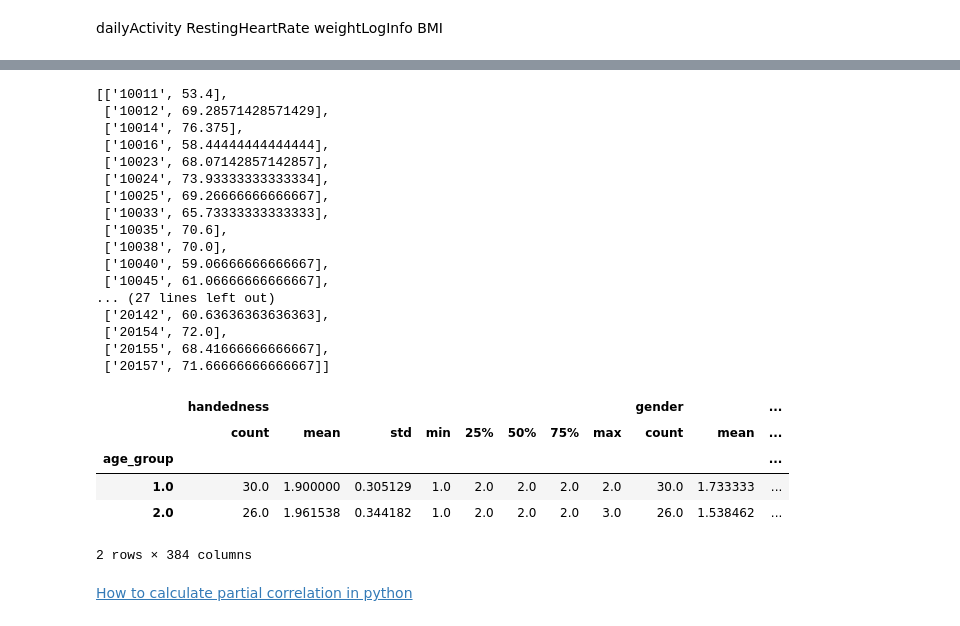
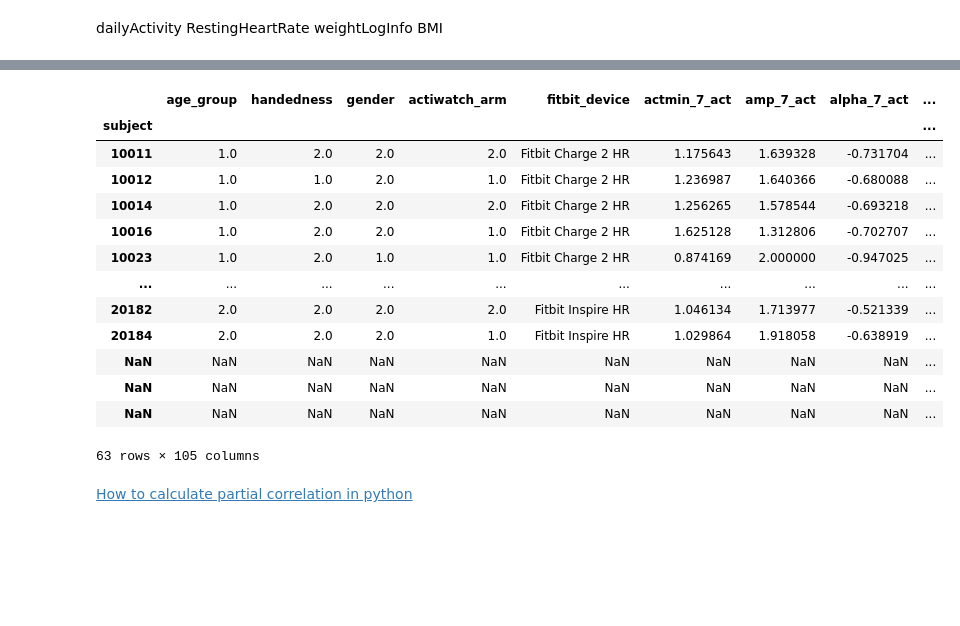
Before and after one commit to UTCogNeuroLab/wearables, a Jupyter notebook: notebooks/Validation Analysis Main.ipynb, the cells around one changed output, grey strips where cells are left out. Saved outputs shown, nothing was run; the diff lists cells and outputs as text; code cells hidden in the pictures; blank space fills up the shorter version.

```diff
--- a/notebooks/Validation Analysis Main.ipynb
+++ b/notebooks/Validation Analysis Main.ipynb
@@ -882,7 +706,7 @@ np_fit_norm = pd.read_csv(data_dir + 'fitbit/np_fit_norm.csv', index_col='Unname
 # cr_fitFill.columns = cr_fitFill.columns.astype(str) + '_fitFill'
 
 cr = cr_act.join(cr_fit, lsuffix='_act', rsuffix='_fit')
-np = np_act.join(np_fit, lsuffix='_act', rsuffix='_fit')
+npcr = np_act.join(np_fit, lsuffix='_act', rsuffix='_fit')
 
 cr_norm = cr_act_norm.join(cr_fit_norm, lsuffix='_act_norm', rsuffix='_fit_norm')
 np_norm = np_act_norm.join(np_fit_norm, lsuffix='_act_norm', rsuffix='_fit_norm')
@@ -890,14 +714,17 @@ np_norm = np_act_norm.join(np_fit_norm, lsuffix='_act_norm', rsuffix='_fit_norm'
 
 cr = cr.rename_axis('subject')
 cr_norm = cr_norm.rename_axis('subject')
-cr_all = cr.join(cr_norm)
+cr_all = cr.join(cr_norm, how = 'left')
+cr_all.index = cr_all.index.map(str)
 
-np = np.rename_axis('subject')
+npcr = npcr.rename_axis('subject')
 np_norm = np_norm.rename_axis('subject')
-np_all = np.join(np_norm)
+np_all = npcr.join(np_norm, how = 'left')
+np_all.index = np_all.index.map(str)
 
-df1 = df.join(cr_all)
-df1 = df1.join(np_all)
+df1 = cr_all.join(np_all, how = 'outer')
+df1.index = df1.index.map(str)
+df1 = df.join(df1)
 df1
 # %% [output]
 |  | age_group | handedness | gender | actiwatch_arm | fitbit_device | actmin_7_act | amp_7_act | alpha_7_act | ... |
@@ -938,6 +789,6 @@ beiweSubs = [file.split('WA_')[1][0:5] for file in beiweFiles]
 # %%
-# df1['beiwe'] = np.where((df1.index.isin(beiweSubs)) & (~df1.index.isin(repeatSubs)), 1, 0)
-# df1
+df1['beiwe'] = np.where(df1.index.isin(beiweSubs), 1, 0)
+df1
 # %% [output]
 |  | age_group | handedness | gender | actiwatch_arm | fitbit_device | actmin_7_act | amp_7_act | alpha_7_act | ... |
 | subject |  |  |  |  |  |  |  |  | ... |
@@ -968,8 +816,0 @@ ValueError: For argument "inplace" expected type bool, received type str.
-# %%
-df1['amp_dif'] = df1['amp_7_act'] - df1['amp_7_fit']
-df1['phi_dif'] = df1['phi_7_act'] - df1['phi_7_fit']
-
-# df1['amp_difFill'] = df1['amp_7_act'] - df1['amp_7_fitFill']
-# df1['phi_difFill'] = df1['phi_7_act'] - df1['phi_7_fitFill']
-
-df1
@@ -1266,6 +1165,5 @@ for file in beiwe_weight_files:
 weightdf = pd.DataFrame(weight, columns = ['beiwe_id', 'bmi'])
 weightdf['beiwe_id'] = weightdf['beiwe_id'].str.zfill(3)
 df1['beiwe_id'] = df1.index.str[-3:]
-df2 = pd.merge(df1, weightdf, on = 'beiwe_id', how = 'outer')
+df2 = pd.merge(df1.reset_index(), weightdf, on = 'beiwe_id', how = 'outer')
 df2 = df2.set_index('subject')
-df2
@@ -1313,34 +1176,23 @@ for file in rhr_files:
-# %%
-rhr
-# %% [output]
-[['10011', 53.4],
- ['10012', 69.28571428571429],
- ['10014', 76.375],
- ['10016', 58.44444444444444],
- ['10023', 68.07142857142857],
- ['10024', 73.93333333333334],
- ['10025', 69.26666666666667],
- ['10033', 65.73333333333333],
- ['10035', 70.6],
- ['10038', 70.0],
- ['10040', 59.06666666666667],
- ['10045', 61.06666666666667],
-... (27 lines left out)
- ['20142', 60.63636363636363],
- ['20154', 72.0],
- ['20155', 68.41666666666667],
- ['20157', 71.66666666666667]]
 # %%
 rhrdf = pd.DataFrame(rhr, columns = ['subject', 'rhr']).set_index('subject')
-df2 = pd.merge(df2, rhrdf, on = 'subject', how = 'outer')
-df2.groupby('age_group').describe()
+rhrdf.index = rhrdf.index.map(str)
+df2 = df2.join(rhrdf, how = 'outer')
+df2
 # %% [output]
-|  | handedness |  |  |  |  |  |  |  | gender |  | ... |
-|  | count | mean | std | min | 25% | 50% | 75% | max | count | mean | ... |
-| age_group |  |  |  |  |  |  |  |  |  |  | ... |
-| 1.0 | 30.0 | 1.900000 | 0.305129 | 1.0 | 2.0 | 2.0 | 2.0 | 2.0 | 30.0 | 1.733333 | ... |
-| 2.0 | 26.0 | 1.961538 | 0.344182 | 1.0 | 2.0 | 2.0 | 2.0 | 3.0 | 26.0 | 1.538462 | ... |
+|  | age_group | handedness | gender | actiwatch_arm | fitbit_device | actmin_7_act | amp_7_act | alpha_7_act | ... |
+| subject |  |  |  |  |  |  |  |  | ... |
+| 10011 | 1.0 | 2.0 | 2.0 | 2.0 | Fitbit Charge 2 HR | 1.175643 | 1.639328 | -0.731704 | ... |
+| 10012 | 1.0 | 1.0 | 2.0 | 1.0 | Fitbit Charge 2 HR | 1.236987 | 1.640366 | -0.680088 | ... |
+| 10014 | 1.0 | 2.0 | 2.0 | 2.0 | Fitbit Charge 2 HR | 1.256265 | 1.578544 | -0.693218 | ... |
+| 10016 | 1.0 | 2.0 | 2.0 | 1.0 | Fitbit Charge 2 HR | 1.625128 | 1.312806 | -0.702707 | ... |
+| 10023 | 1.0 | 2.0 | 1.0 | 1.0 | Fitbit Charge 2 HR | 0.874169 | 2.000000 | -0.947025 | ... |
+| ... | ... | ... | ... | ... | ... | ... | ... | ... | ... |
+| 20182 | 2.0 | 2.0 | 2.0 | 2.0 | Fitbit Inspire HR | 1.046134 | 1.713977 | -0.521339 | ... |
+| 20184 | 2.0 | 2.0 | 2.0 | 1.0 | Fitbit Inspire HR | 1.029864 | 1.918058 | -0.638919 | ... |
+| NaN | NaN | NaN | NaN | NaN | NaN | NaN | NaN | NaN | ... |
+| NaN | NaN | NaN | NaN | NaN | NaN | NaN | NaN | NaN | ... |
+| NaN | NaN | NaN | NaN | NaN | NaN | NaN | NaN | NaN | ... |
-2 rows × 384 columns
+63 rows × 105 columns
 # %% [markdown]
 [How to calculate partial correlation in python](https://www.statology.org/partial-correlation-python/)
 # %%
```
Also changed, not shown: parts of 171 cells of this notebook, 2 other files.
